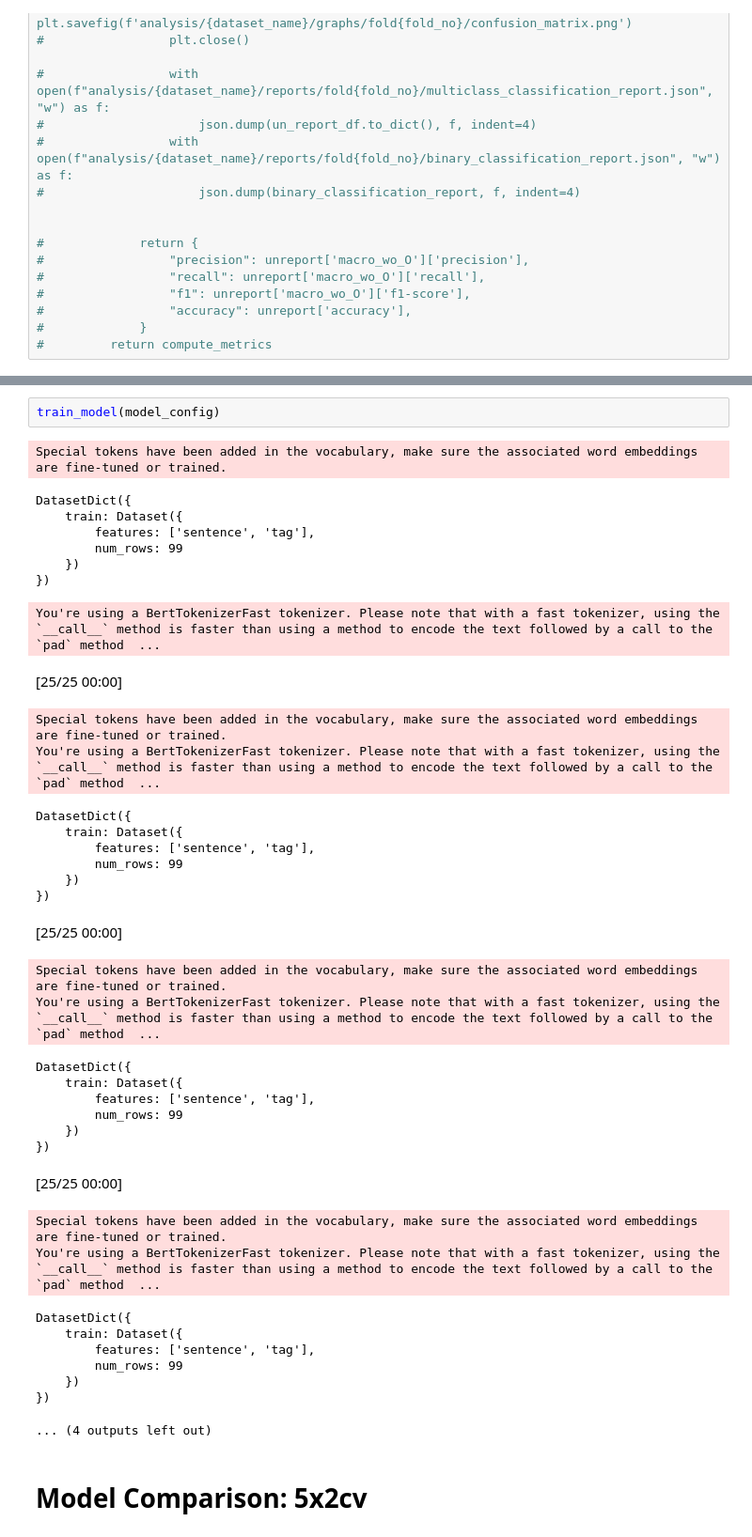
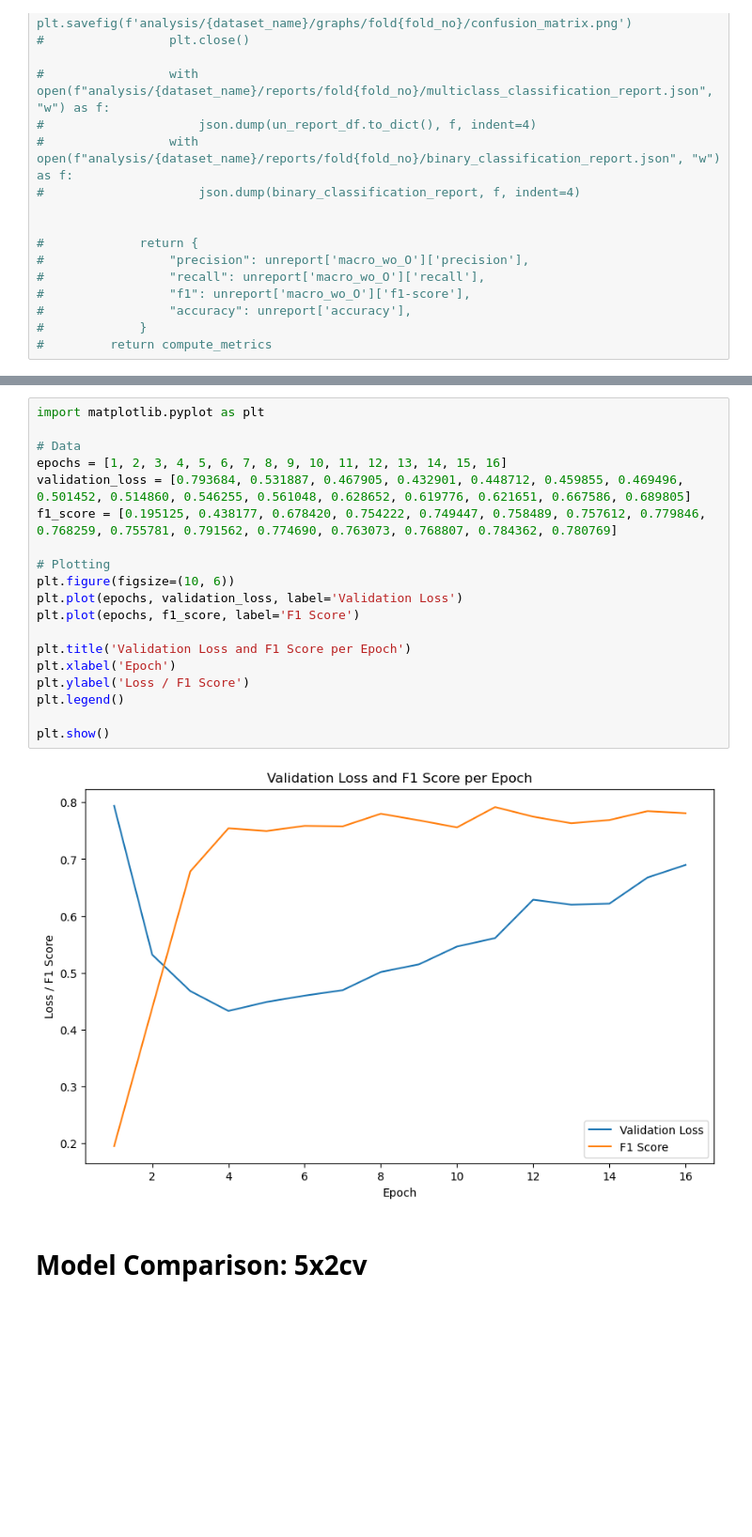
Before and after one commit to lara-ozyegen/MRP_MedHighlight, a Jupyter notebook: notebooks/adaptive-fine-tuning.ipynb, the cells around one changed output, grey strips where cells are left out. Shown: that part at 94% size. Drawn from its saved outputs; the diff is of its cells as text; blank space fills up the shorter version.

Commit message:
adaptive fine tuning applied

```diff
--- a/notebooks/adaptive-fine-tuning.ipynb
+++ b/notebooks/adaptive-fine-tuning.ipynb
@@ -251,42 +329,24 @@ def train_model(model_config):
-# %%
-train_model(model_config)
-# %% [output]
-Special tokens have been added in the vocabulary, make sure the associated word embeddings are fine-tuned or trained.
-DatasetDict({
-    train: Dataset({
-        features: ['sentence', 'tag'],
-        num_rows: 99
-    })
-})
-You're using a BertTokenizerFast tokenizer. Please note that with a fast tokenizer, using the `__call__` method is faster than using a method to encode the text followed by a call to the `pad` method  ...
-[25/25 00:00]
-Special tokens have been added in the vocabulary, make sure the associated word embeddings are fine-tuned or trained.
-You're using a BertTokenizerFast tokenizer. Please note that with a fast tokenizer, using the `__call__` method is faster than using a method to encode the text followed by a call to the `pad` method  ...
-DatasetDict({
-    train: Dataset({
-        features: ['sentence', 'tag'],
-        num_rows: 99
-    })
-})
-[25/25 00:00]
-Special tokens have been added in the vocabulary, make sure the associated word embeddings are fine-tuned or trained.
-You're using a BertTokenizerFast tokenizer. Please note that with a fast tokenizer, using the `__call__` method is faster than using a method to encode the text followed by a call to the `pad` method  ...
-DatasetDict({
-    train: Dataset({
-        features: ['sentence', 'tag'],
-        num_rows: 99
-    })
-})
-[25/25 00:00]
-Special tokens have been added in the vocabulary, make sure the associated word embeddings are fine-tuned or trained.
-You're using a BertTokenizerFast tokenizer. Please note that with a fast tokenizer, using the `__call__` method is faster than using a method to encode the text followed by a call to the `pad` method  ...
-DatasetDict({
-    train: Dataset({
-        features: ['sentence', 'tag'],
-        num_rows: 99
-    })
-})
-... (4 outputs left out)
+# %%
+import matplotlib.pyplot as plt
+
+# Data
+epochs = [1, 2, 3, 4, 5, 6, 7, 8, 9, 10, 11, 12, 13, 14, 15, 16]
+validation_loss = [0.793684, 0.531887, 0.467905, 0.432901, 0.448712, 0.459855, 0.469496, 0.501452, 0.514860, 0.546255, 0.561048, 0.628652, 0.619776, 0.621651, 0.667586, 0.689805]
+f1_score = [0.195125, 0.438177, 0.678420, 0.754222, 0.749447, 0.758489, 0.757612, 0.779846, 0.768259, 0.755781, 0.791562, 0.774690, 0.763073, 0.768807, 0.784362, 0.780769]
+
+# Plotting
+plt.figure(figsize=(10, 6))
+plt.plot(epochs, validation_loss, label='Validation Loss')
+plt.plot(epochs, f1_score, label='F1 Score')
+
+plt.title('Validation Loss and F1 Score per Epoch')
+plt.xlabel('Epoch')
+plt.ylabel('Loss / F1 Score')
+plt.legend()
+
+plt.show()
+# %% [output]
+[figure, added]
 # %% [markdown]
 # Model Comparison: 5x2cv
 # %%
```
Also changed, not shown: parts of 6 cells of this notebook, 2 other files.
